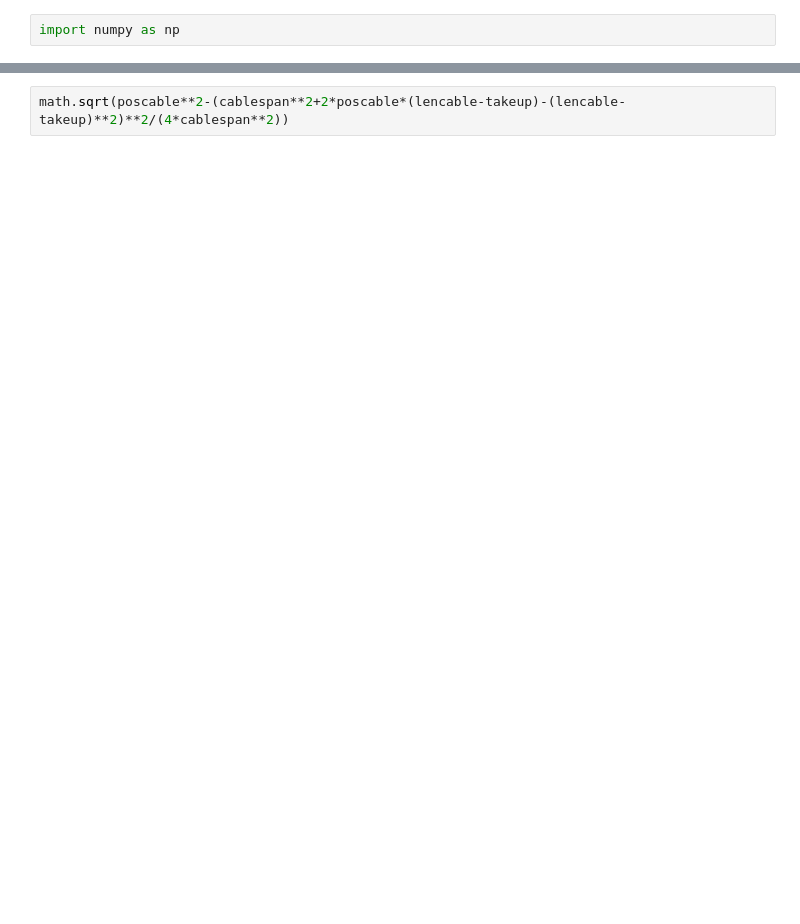
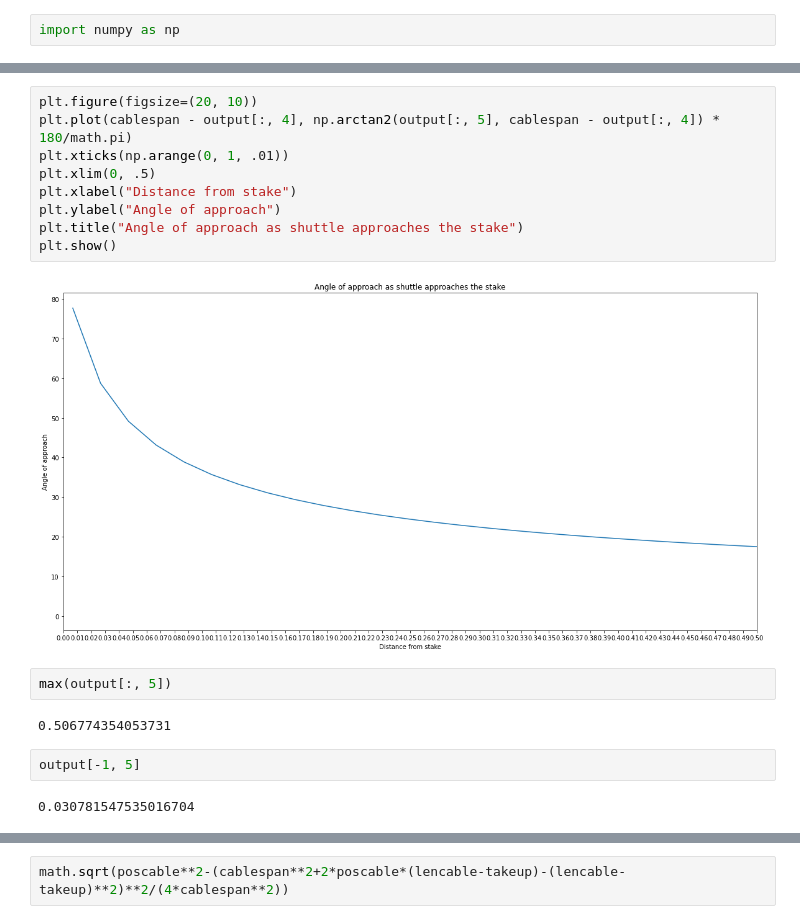
Before and after one commit to caltechcaos/LATTICE-Autonomy-Research, a Jupyter notebook: ShuttleModeling/ComplexShuttleSim.ipynb, the cells around one changed output, grey strips where cells are left out. Drawn from its saved outputs; the diff is of its cells as text; blank space fills up the shorter version.

```diff
--- a/ShuttleModeling/ComplexShuttleSim.ipynb
+++ b/ShuttleModeling/ComplexShuttleSim.ipynb
@@ -137,0 +205,19 @@ array([  256.85689491,   279.4857255 ,   300.43742049, ...,
+# %%
+plt.figure(figsize=(20, 10))
+plt.plot(cablespan - output[:, 4], np.arctan2(output[:, 5], cablespan - output[:, 4]) * 180/math.pi)
+plt.xticks(np.arange(0, 1, .01))
+plt.xlim(0, .5)
+plt.xlabel("Distance from stake")
+plt.ylabel("Angle of approach")
+plt.title("Angle of approach as shuttle approaches the stake")
+plt.show()
+# %% [output]
+[figure, added]
+# %%
+max(output[:, 5])
+# %% [output]
+0.506774354053731
+# %%
+output[-1, 5]
+# %% [output]
+0.030781547535016704
```
Also changed, not shown: parts of 23 cells of this notebook, 4 other files.
